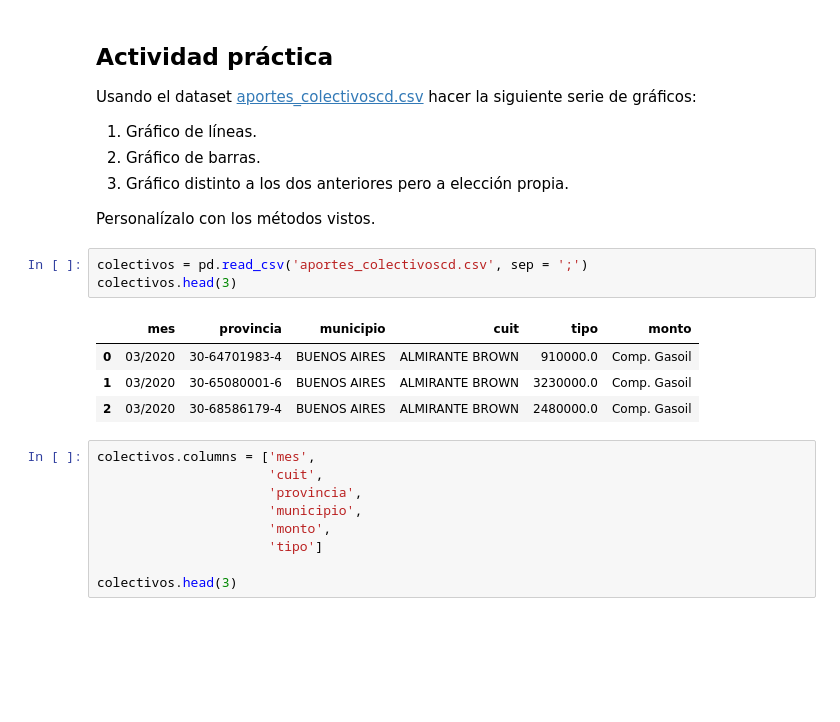
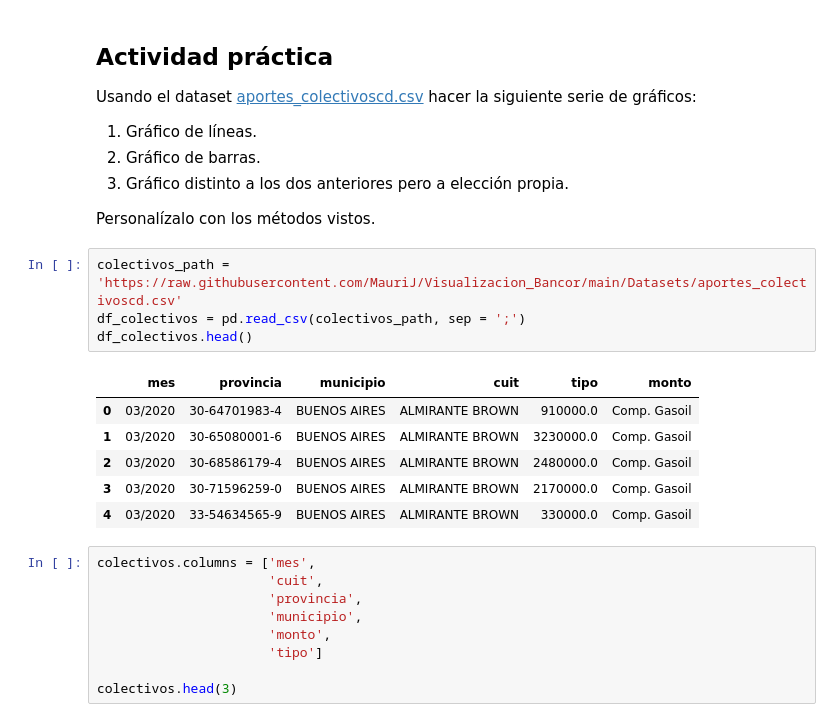
Before and after one commit to MauriJ/Visualizacion_Bancor, a Jupyter notebook: Clase 1/Clase_1.ipynb, the cells around one changed output. Drawn from its saved outputs; the diff is of its cells as text; blank space fills up the shorter version.

```diff
--- a/Clase 1/Clase_1.ipynb
+++ b/Clase 1/Clase_1.ipynb
@@ -564,14 +564,17 @@ Usando el dataset [aportes_colectivoscd.csv](https://datos.gob.ar/dataset/transp
 3. Gráfico distinto a los dos anteriores pero a elección propia.
 
 Personalízalo con los métodos vistos.
-# %%
-colectivos = pd.read_csv('aportes_colectivoscd.csv', sep = ';')
-colectivos.head(3)
-# %% [output]
-|  | mes | provincia | municipio | cuit | tipo | monto |
-| 0 | 03/2020 | 30-64701983-4 | BUENOS AIRES | ALMIRANTE BROWN | 910000.0 | Comp. Gasoil |
-| 1 | 03/2020 | 30-65080001-6 | BUENOS AIRES | ALMIRANTE BROWN | 3230000.0 | Comp. Gasoil |
-| 2 | 03/2020 | 30-68586179-4 | BUENOS AIRES | ALMIRANTE BROWN | 2480000.0 | Comp. Gasoil |
+# %%
+colectivos_path = 'https://raw.githubusercontent.com/MauriJ/Visualizacion_Bancor/main/Datasets/aportes_colectivoscd.csv'
+df_colectivos = pd.read_csv(colectivos_path, sep = ';')
+df_colectivos.head()
+# %% [output]
+|  | mes | provincia | municipio | cuit | tipo | monto |
+| 0 | 03/2020 | 30-64701983-4 | BUENOS AIRES | ALMIRANTE BROWN | 910000.0 | Comp. Gasoil |
+| 1 | 03/2020 | 30-65080001-6 | BUENOS AIRES | ALMIRANTE BROWN | 3230000.0 | Comp. Gasoil |
+| 2 | 03/2020 | 30-68586179-4 | BUENOS AIRES | ALMIRANTE BROWN | 2480000.0 | Comp. Gasoil |
+| 3 | 03/2020 | 30-71596259-0 | BUENOS AIRES | ALMIRANTE BROWN | 2170000.0 | Comp. Gasoil |
+| 4 | 03/2020 | 33-54634565-9 | BUENOS AIRES | ALMIRANTE BROWN | 330000.0 | Comp. Gasoil |
 # %%
 colectivos.columns = ['mes',
                       'cuit',
```
